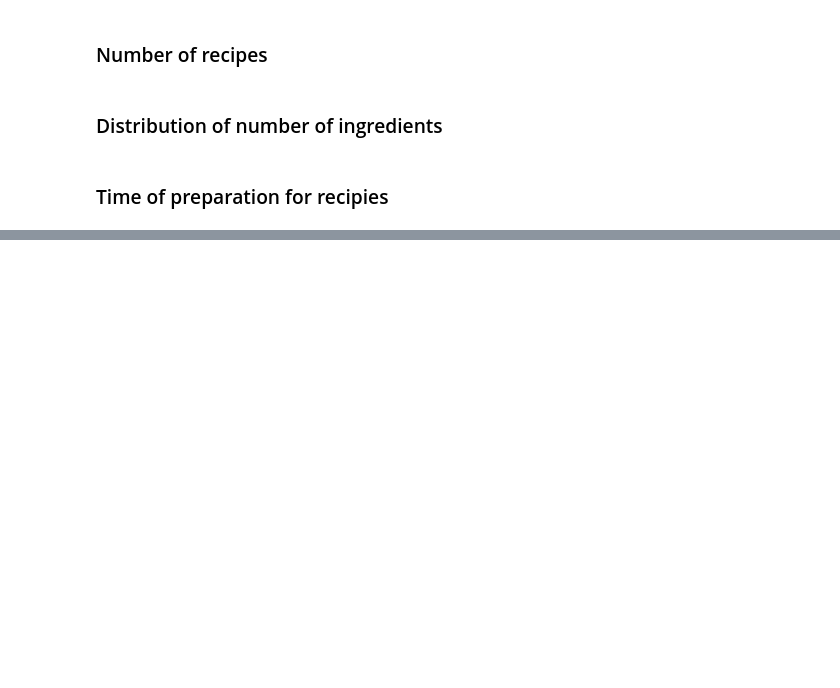
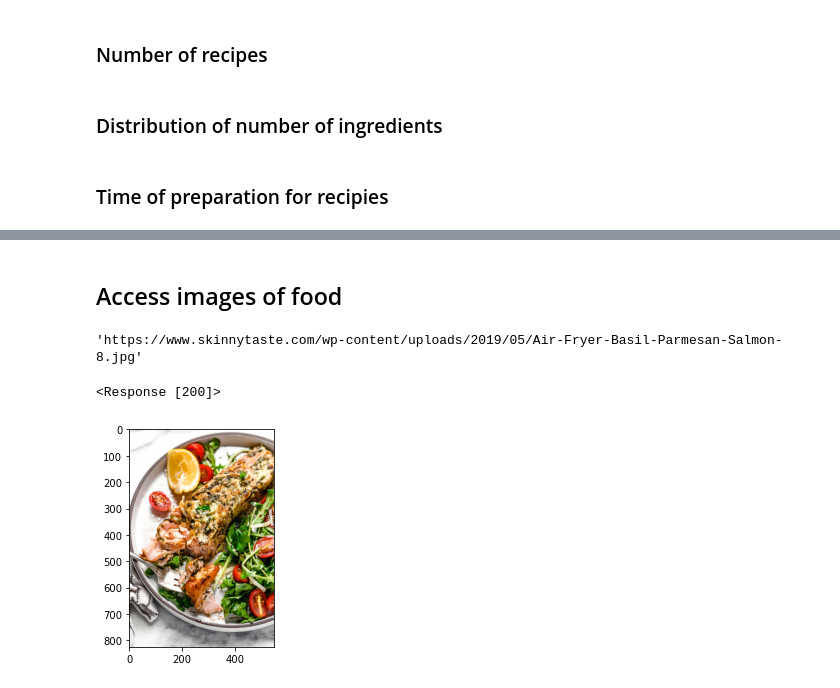
Before and after one commit to DavidGeisel/RecipeSuggestions, a Jupyter notebook: Notebooks/data_exploration.ipynb, the cells around one changed output, grey strips where cells are left out. Saved outputs shown, nothing was run; the diff lists cells and outputs as text; code cells hidden in the pictures; blank space fills up the shorter version.

```diff
--- a/Notebooks/data_exploration.ipynb
+++ b/Notebooks/data_exploration.ipynb
@@ -83,0 +107,4 @@ raw_recipes["minutes"].median()
+# %%
+path = "/home/david/Projects/Hackathons/DeveloperWeek2022/RecipeSuggestions/data/salad-recipe-data/"
+df = pd.read_csv(path + "recipes_82k.csv")
+df.head(10)
@@ -83,0 +158,4 @@ raw_recipes["minutes"].median()
+# %%
+df = df.drop_duplicates(keep='first')
+df.reset_index(drop=True, inplace=True)
+print("Number of unique entries: ", len(df))
@@ -83,0 +206,6 @@ raw_recipes["minutes"].median()
+# %% [markdown]
+## Access images of food
+# %%
+df.iloc[2]['image']
+# %% [output]
+'https://www.skinnytaste.com/wp-content/uploads/2019/05/Air-Fryer-Basil-Parmesan-Salmon-8.jpg'
@@ -83,0 +216,8 @@ raw_recipes["minutes"].median()
+# %%
+response = requests.get(df.iloc[2]['image'])
+# %%
+response
+# %% [output]
+<Response [200]>
+# %%
+img = Image.open(BytesIO(response.content))
@@ -83,0 +227,4 @@ raw_recipes["minutes"].median()
+# %%
+imgplot = plt.imshow(img)
+# %% [output]
+[figure, added]
```
Also changed, not shown: parts of 21 cells of this notebook, 9 other files.
